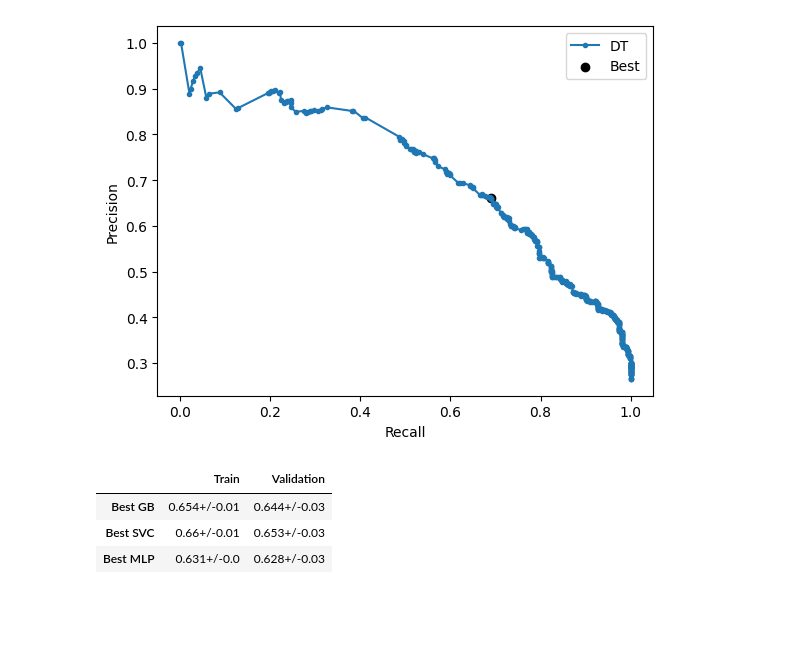
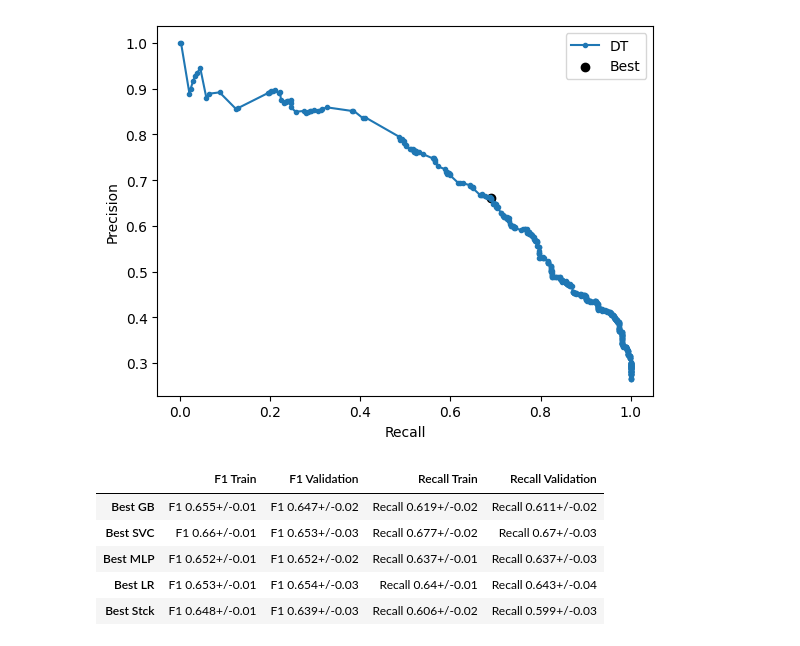
Before and after one commit to sarasustelosantos/bootcamp_group, a Jupyter notebook: 04_modelling.ipynb, the cells around one changed output. Cells and saved outputs as stored; diff of their text form; code cells hidden in the pictures; blank space fills up the shorter version.

Commit message:
Final Results

```diff
--- a/04_modelling.ipynb
+++ b/04_modelling.ipynb
@@ -735,7 +735,7 @@ parameter_space_random = {
     'hidden_layer_sizes': [(50,50,50), (50,100,50), (100,)],
     'activation': ['tanh', 'relu'],
     'solver': ['sgd', 'adam'],
-    'alpha': [0.0001, 0.05],
+    'alpha': [0.0001, 0.001,0.00001],
     'learning_rate': ['constant', 'adaptive'],
 }
 
@@ -781,7 +781,7 @@ parameter_space_grid = {
     'hidden_layer_sizes': [(50,50,50)],
     'activation': ['tanh', 'relu'],
     'solver': ['sgd', 'adam'],
-    'alpha': [0.5, 0.4,0.3,0.6],
+    'alpha': [0.001,0.0011,0.0009],
     'learning_rate': ['constant', 'adaptive'],
 }
 
@@ -821,10 +821,10 @@ Best Parameters:  {'activation': 'tanh', 'alpha': 0.6, 'hidden_layer_sizes': (50
 # %%
 final_model_mlp = MLPClassifier(
     activation='tanh',
-    alpha=0.3,
-    hidden_layer_sizes=(50, 50, 50),
+    alpha=0.0001,
+    hidden_layer_sizes=(50, 100, 50),
     learning_rate='constant',
-    solver='adam',
+    solver='sgd',
     random_state=1
 )
 # %%
@@ -902,7 +902,7 @@ parameter_space_random = {
     'penalty' : ['l1', 'l2', 'elasticnet', 'none'],
     'C' : np.logspace(-4, 4, 20),
     'solver' : ['lbfgs','newton-cg','liblinear','sag','saga'],
-    'max_iter' : [100, 50,150, 300]
+    'max_iter' : [100,90,110]
 }
 # Create the GridSearchCV object
 grid_search = GridSearchCV(estimator=model_LR, param_grid=parameter_space_random,
@@ -1083,12 +1107,14 @@ def show_results(df, data, *args):
     return df
 # %%
-df_final_models = pd.DataFrame(columns = ['Train','Validation'], index = ['Best GB','Best SVC', 'Best MLP'])
-show_results(df_final_models, scenario3, final_model_gb, final_model_svc, final_model_mlp)
+df_final_models = pd.DataFrame(columns = ['F1 Train','F1 Validation','Recall Train','Recall Validation'], index = ['Best GB','Best SVC', 'Best MLP','Best LR','Best Stck'])
+show_results(df_final_models, scenario3, final_model_gb, final_model_svc, final_model_mlp,final_model_LR,model_stck)
 # %% [output]
-|  | Train | Validation |
-| Best GB | 0.654+/-0.01 | 0.644+/-0.03 |
-| Best SVC | 0.66+/-0.01 | 0.653+/-0.03 |
-| Best MLP | 0.631+/-0.0 | 0.628+/-0.03 |
+|  | F1 Train | F1 Validation | Recall Train | Recall Validation |
+| Best GB | F1 0.655+/-0.01 | F1 0.647+/-0.02 | Recall 0.619+/-0.02 | Recall 0.611+/-0.02 |
+| Best SVC | F1 0.66+/-0.01 | F1 0.653+/-0.03 | Recall 0.677+/-0.02 | Recall 0.67+/-0.03 |
+| Best MLP | F1 0.652+/-0.01 | F1 0.652+/-0.02 | Recall 0.637+/-0.01 | Recall 0.637+/-0.03 |
+| Best LR | F1 0.653+/-0.01 | F1 0.654+/-0.03 | Recall 0.64+/-0.01 | Recall 0.643+/-0.04 |
+| Best Stck | F1 0.648+/-0.01 | F1 0.639+/-0.03 | Recall 0.606+/-0.02 | Recall 0.599+/-0.03 |
 # %%
 import matplotlib.pyplot as plt
 from sklearn.metrics import roc_curve, auc
```
Also changed, not shown: parts of 11 cells of this notebook.
